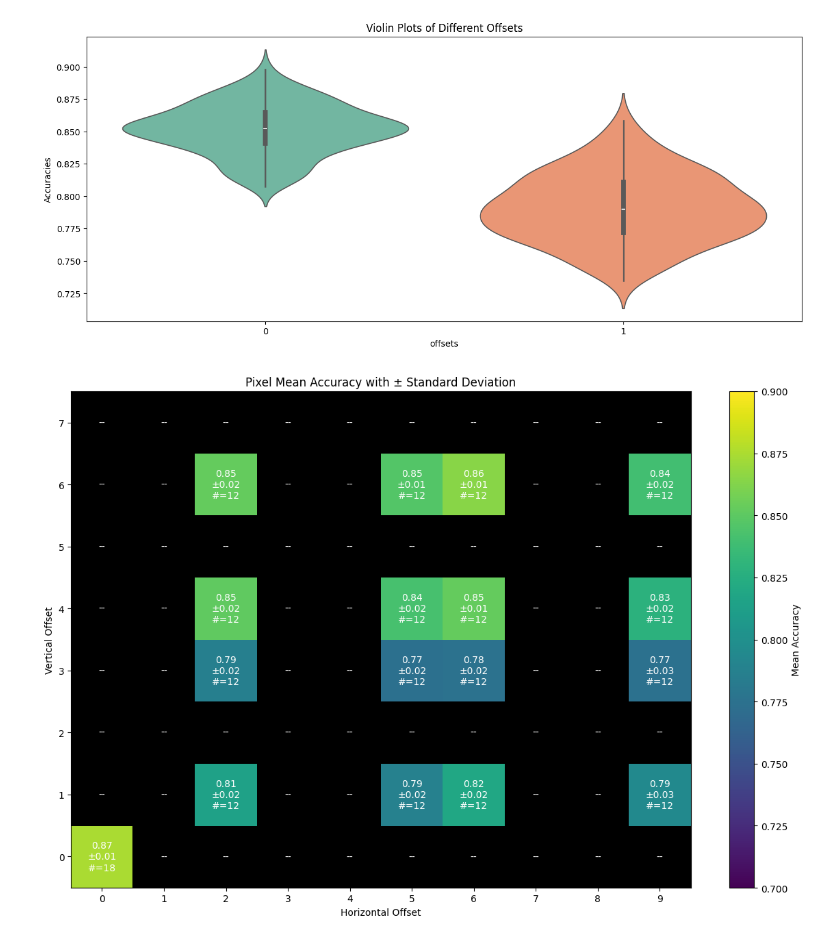
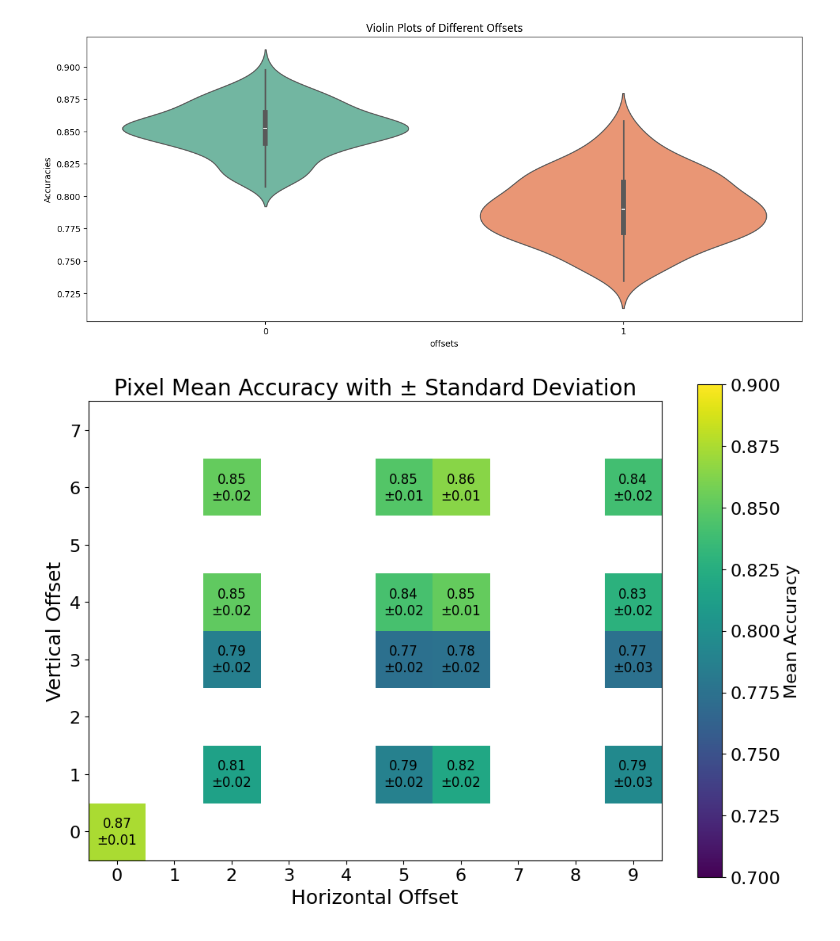
Before and after one commit to hesamaraghi/DGCNN_CV_format, a Jupyter notebook: subsampling_figures/fig_offset.ipynb, the cells around one changed output. Saved outputs shown, nothing was run; the diff lists cells and outputs as text; code cells hidden in the pictures.

```diff
--- a/subsampling_figures/fig_offset.ipynb
+++ b/subsampling_figures/fig_offset.ipynb
@@ -235,9 +283,9 @@ for ii,r in enumerate(result_dict[ds_name]):
         zero_offset_df_8x10.loc[:,'h_r_offset'] = [0] * len(zero_offset_df_8x10)
         zero_offset_df_8x10.loc[:,'v_r_offset'] = [0] * len(zero_offset_df_8x10)
 
-combined_df = pd.concat([filtered_df,zero_offset_df_8x10]).sort_values(by='bandwidth',ascending=True)
+combined_df = pd.concat([filtered_df,zero_offset_df_8x10]).sort_values(by='num_events',ascending=True)
 combined_df_bw_grouped_series = combined_df.groupby('h_r_offset_v_r_offset_zipped')
-combined_df_bw_grouped = combined_df_bw_grouped_series['bandwidth'].mean().sort_values(ascending=True).reset_index()
+combined_df_bw_grouped = combined_df_bw_grouped_series['num_events'].mean().sort_values(ascending=True).reset_index()
 # %% [output]
 0: Spatial (dataset wide random offsets) - spatial_dataset_wide_random_offsets
 1: Temporal (dataset wide random offsets) - temporal_dataset_wide_random_offset
@@ -327,42 +387,44 @@ image_std_acc = np.zeros((h_r,v_r), dtype=float)
 image_count = np.zeros((h_r,v_r), dtype=int)
 image_std_acc[:,:] = np.nan
 
 test_acc = combined_df_bw_grouped_series['test_acc'].agg(['mean', 'std', 'count']).reset_index()
 
 for index, row in test_acc.iterrows():
     h_r_offset, v_r_offset = row['h_r_offset_v_r_offset_zipped']
     image_mean_acc[h_r_offset, v_r_offset] = row['mean']
     image_std_acc[h_r_offset, v_r_offset] = row['std']
     image_count[h_r_offset, v_r_offset] = row['count']
 
-plt.figure(figsize=(12, 8))
+plt.figure(figsize=(10, 7))
 
 # Display the mean values as the color of the pixels
 cmap = plt.cm.viridis
-cmap.set_under(color='black')  # Set color for pixels with no data
+cmap.set_under(color='white')  # Set color for pixels with no data
 
 plt.imshow(image_mean_acc, cmap=cmap, vmin=0.7, vmax=0.90)  # Adjust vmin and vmax as needed
-plt.colorbar(label='Mean Accuracy')
+cbar = plt.colorbar()
+cbar.set_label('Mean Accuracy', fontsize=16)  # Adjust size as needed
+cbar.ax.tick_params(labelsize=16)  # Adjust the tick label size
 
 # Annotate the pixels with mean ± std, or '-' for no data
 for i in range(h_r):
     for j in range(v_r):
         if (image_std_acc[i, j] > 0):
-            text = f'{image_mean_acc[i, j]:.2f}\n±{image_std_acc[i, j]:.2f}\n#={image_count[i, j]}'
+            text = f'{image_mean_acc[i, j]:.2f}\n±{image_std_acc[i, j]:.2f}' #+ f'\n#={image_count[i, j]}'
         else:
-            text = '--'
-        plt.text(j, i, text, ha='center', va='center', color='white')
+            text = ''
+        plt.text(j, i, text, ha='center', va='center', color='black', fontsize=12)
 
 # Set the title and show the plot
-plt.title('Pixel Mean Accuracy with ± Standard Deviation')
-plt.xlabel('Horizontal Offset')
-plt.ylabel('Vertical Offset')
-plt.xticks(range(v_r))
-plt.yticks(range(h_r))
+plt.title('Pixel Mean Accuracy with ± Standard Deviation', fontsize=20)
+plt.xlabel('Horizontal Offset', fontsize=18)
+plt.ylabel('Vertical Offset', fontsize=18)
+plt.xticks(range(v_r), fontsize=16)
+plt.yticks(range(h_r), fontsize=16)
 plt.gca().invert_yaxis()  # Invert y-axis to match image coordinates
 plt.grid(False)
 plt.tight_layout()
 plt.savefig(os.path.join(subfolder_name,f'pixel_mean_accuracy_{ds_name}.eps'))
 plt.show()
 # %% [output]
-[figure, old version]
+[figure, new version]
```
Also changed, not shown: parts of 6 cells of this notebook, 4 other files.
